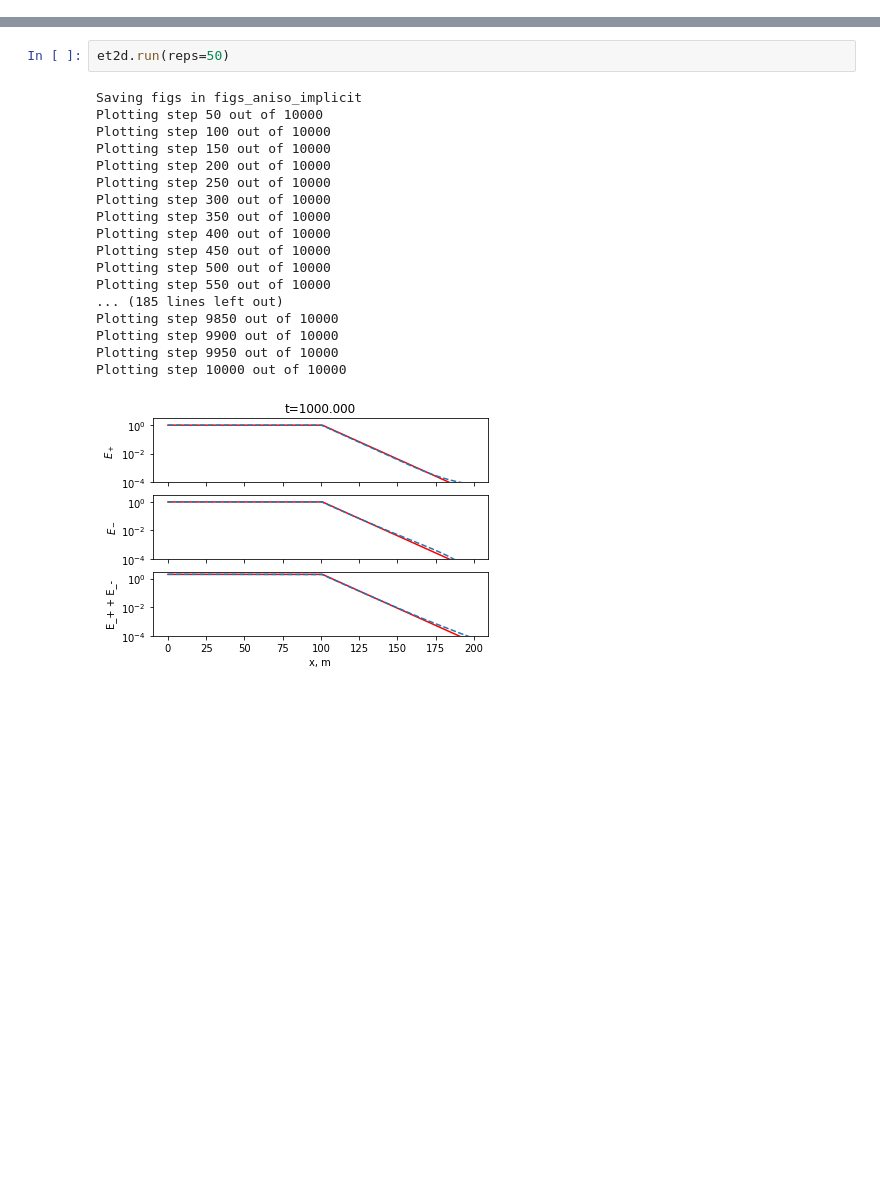
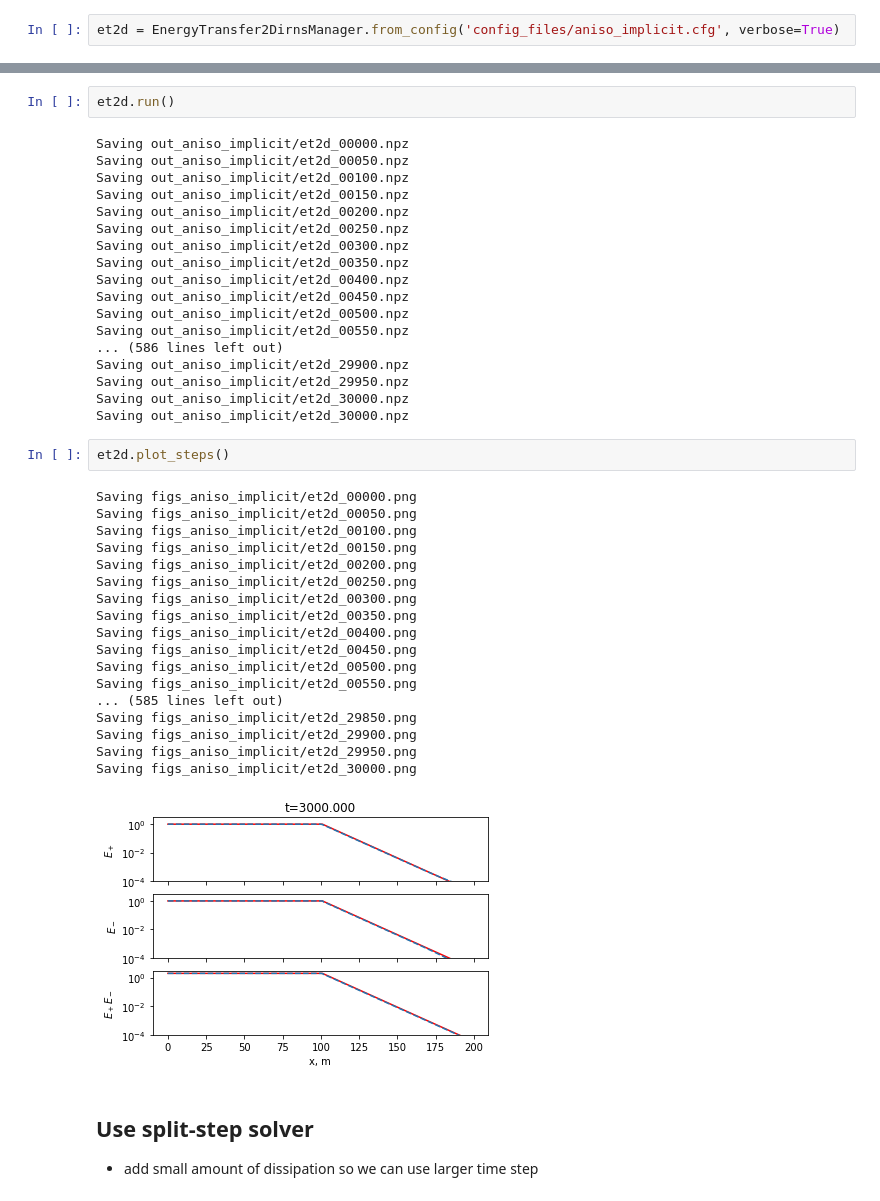
Before and after one commit to tdcwilliams/pywave, a Jupyter notebook: notebooks/energy_transport/energy_transfer_2dirns.ipynb, the cells around one changed output, grey strips where cells are left out. Saved outputs shown, nothing was run; the diff lists cells and outputs as text; blank space fills up the shorter version.

Commit message:
update energy_transfer_2dirns.ipynb to use EnergyTransfer2DirnsManager from pywave package and the config files from notebooks/energy_transport/config_files

```diff
--- a/notebooks/energy_transport/energy_transfer_2dirns.ipynb
+++ b/notebooks/energy_transport/energy_transfer_2dirns.ipynb
@@ -124,0 +10,2 @@ et2d.plot_step(0)
+# %%
+et2d = EnergyTransfer2DirnsManager.from_config('config_files/aniso_implicit.cfg', verbose=True)
@@ -139,24 +47,47 @@ print(
  0.26359714 0.23587708 0.21107209 0.1888756  0.16901332 0.15123976
  0.13533528 0.12110333]
 # %%
-et2d.run(reps=50)
+et2d.run()
 # %% [output]
-Saving figs in figs_aniso_implicit
-Plotting step 50 out of 10000
-Plotting step 100 out of 10000
-Plotting step 150 out of 10000
-Plotting step 200 out of 10000
-Plotting step 250 out of 10000
-Plotting step 300 out of 10000
-Plotting step 350 out of 10000
-Plotting step 400 out of 10000
-Plotting step 450 out of 10000
-Plotting step 500 out of 10000
-Plotting step 550 out of 10000
-... (185 lines left out)
-Plotting step 9850 out of 10000
-Plotting step 9900 out of 10000
-Plotting step 9950 out of 10000
-Plotting step 10000 out of 10000
+Saving out_aniso_implicit/et2d_00000.npz
+Saving out_aniso_implicit/et2d_00050.npz
+Saving out_aniso_implicit/et2d_00100.npz
+Saving out_aniso_implicit/et2d_00150.npz
+Saving out_aniso_implicit/et2d_00200.npz
+Saving out_aniso_implicit/et2d_00250.npz
+Saving out_aniso_implicit/et2d_00300.npz
+Saving out_aniso_implicit/et2d_00350.npz
+Saving out_aniso_implicit/et2d_00400.npz
+Saving out_aniso_implicit/et2d_00450.npz
+Saving out_aniso_implicit/et2d_00500.npz
+Saving out_aniso_implicit/et2d_00550.npz
+... (586 lines left out)
+Saving out_aniso_implicit/et2d_29900.npz
+Saving out_aniso_implicit/et2d_29950.npz
+Saving out_aniso_implicit/et2d_30000.npz
+Saving out_aniso_implicit/et2d_30000.npz
-[figure, removed]
+# %%
+et2d.plot_steps()
+# %% [output]
+Saving figs_aniso_implicit/et2d_00000.png
+Saving figs_aniso_implicit/et2d_00050.png
+Saving figs_aniso_implicit/et2d_00100.png
+Saving figs_aniso_implicit/et2d_00150.png
+Saving figs_aniso_implicit/et2d_00200.png
+Saving figs_aniso_implicit/et2d_00250.png
+Saving figs_aniso_implicit/et2d_00300.png
+Saving figs_aniso_implicit/et2d_00350.png
+Saving figs_aniso_implicit/et2d_00400.png
+Saving figs_aniso_implicit/et2d_00450.png
+Saving figs_aniso_implicit/et2d_00500.png
+Saving figs_aniso_implicit/et2d_00550.png
+... (585 lines left out)
+Saving figs_aniso_implicit/et2d_29850.png
+Saving figs_aniso_implicit/et2d_29900.png
+Saving figs_aniso_implicit/et2d_29950.png
+Saving figs_aniso_implicit/et2d_30000.png
+[figure, added]
+# %% [markdown]
+## Use split-step solver
+- add small amount of dissipation so we can use larger time step
 # %%
```
Also changed, not shown: parts of 14 cells of this notebook.
